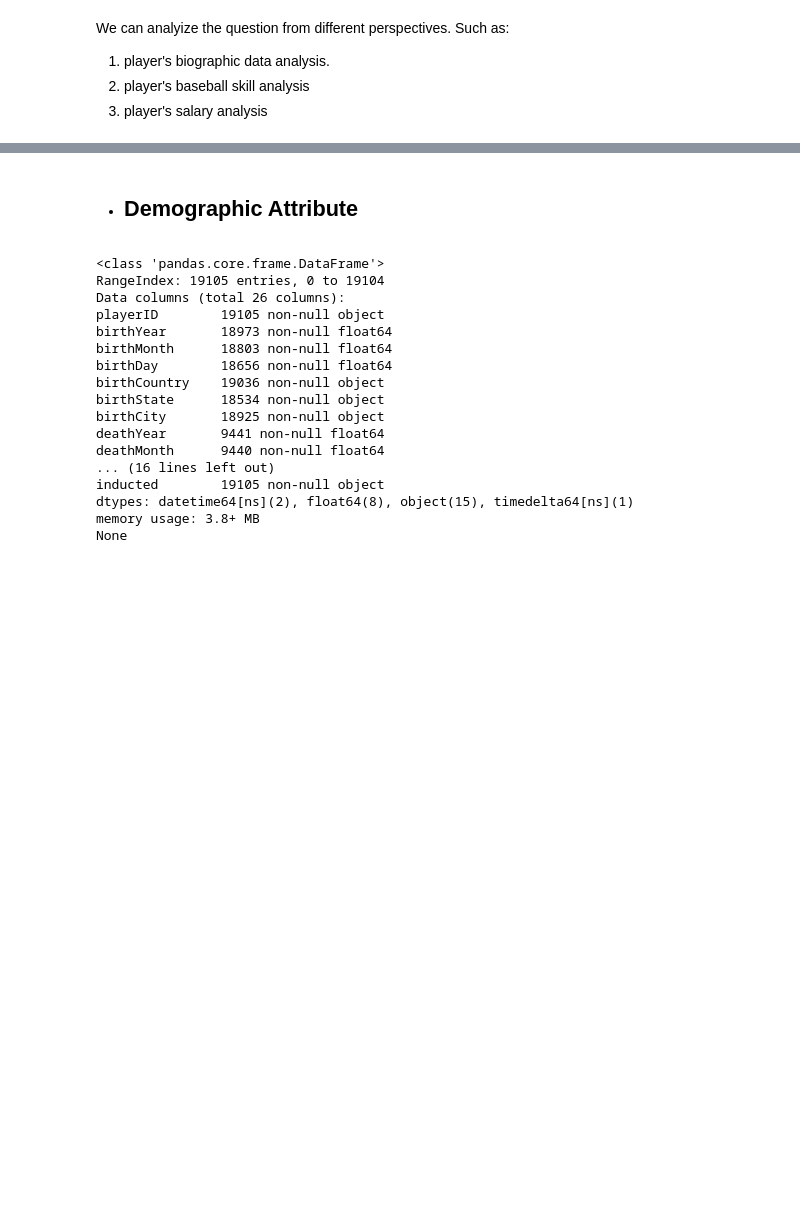
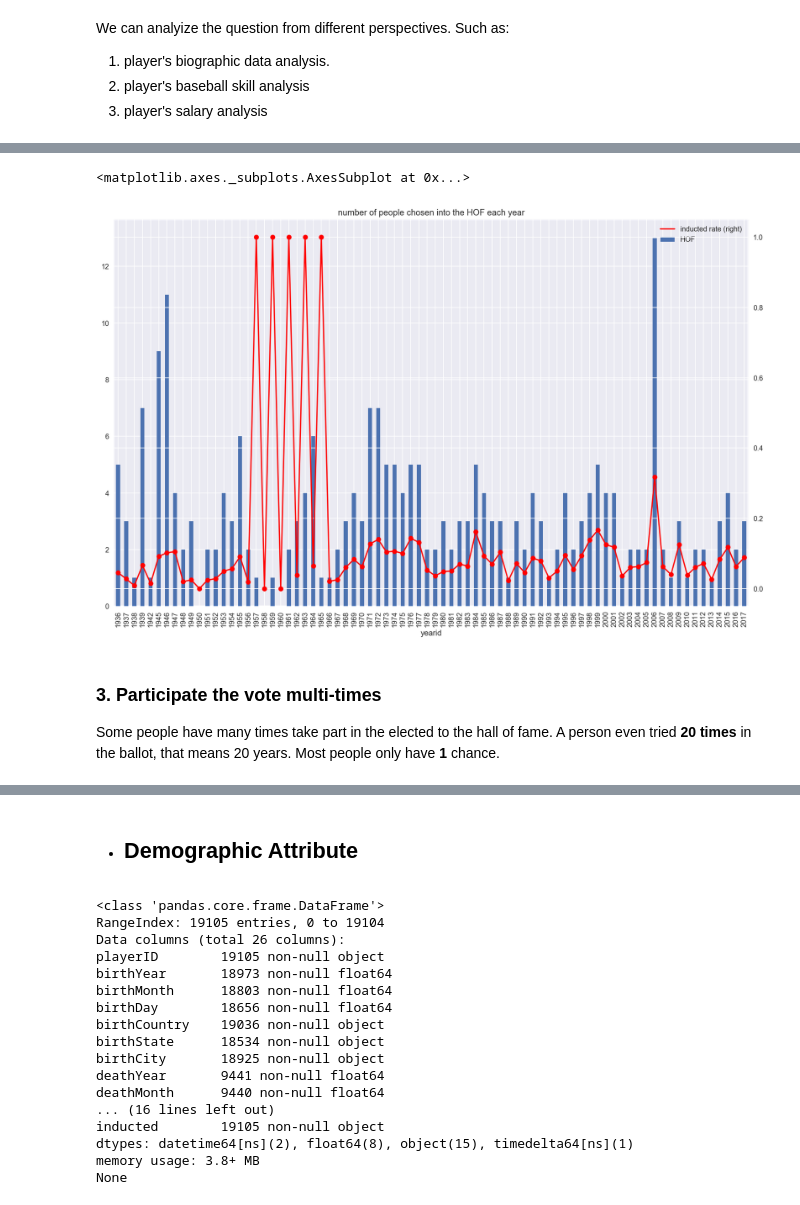
Before and after one commit to RochaC/Udacity-Learning, a Jupyter notebook: DANA/baseballdatabank-2017.1/baseball EDA.ipynb, the cells around one changed output, grey strips where cells are left out. Drawn from its saved outputs; the diff is of its cells as text; code cells hidden in the pictures; blank space fills up the shorter version.

```diff
--- a/DANA/baseballdatabank-2017.1/baseball EDA.ipynb
+++ b/DANA/baseballdatabank-2017.1/baseball EDA.ipynb
@@ -19,0 +88,15 @@ We can analyize the question from different perspectives. Such as:
+# %%
+induct = hall_of_fame.groupby(["yearid","inducted"]).size().unstack().fillna(0)
+induct["inducted rate"] = induct["Y"]/(induct["Y"]+induct["N"])
+
+fig,axes_induct = plt.subplots(1,1,figsize=(16,10))
+ax1 = induct.plot(y="inducted rate",kind="line",style="ro-",secondary_y=True,use_index=False,ax=axes_induct)
+induct["Y"].plot(kind = "bar",title="number of people chosen into the HOF each year"\
+                 ,ax=axes_induct,label="HOF",legend=True)
+# %% [output]
+<matplotlib.axes._subplots.AxesSubplot at 0x...>
+[figure, added]
+# %% [markdown]
+### 3. Participate the vote multi-times
+Some people have many times take part in the elected to the hall of fame.
+A person even tried **20 times** in the ballot, that means 20 years. Most people only have **1** chance.
```
Also changed, not shown: parts of 58 cells of this notebook, 2 other files.
